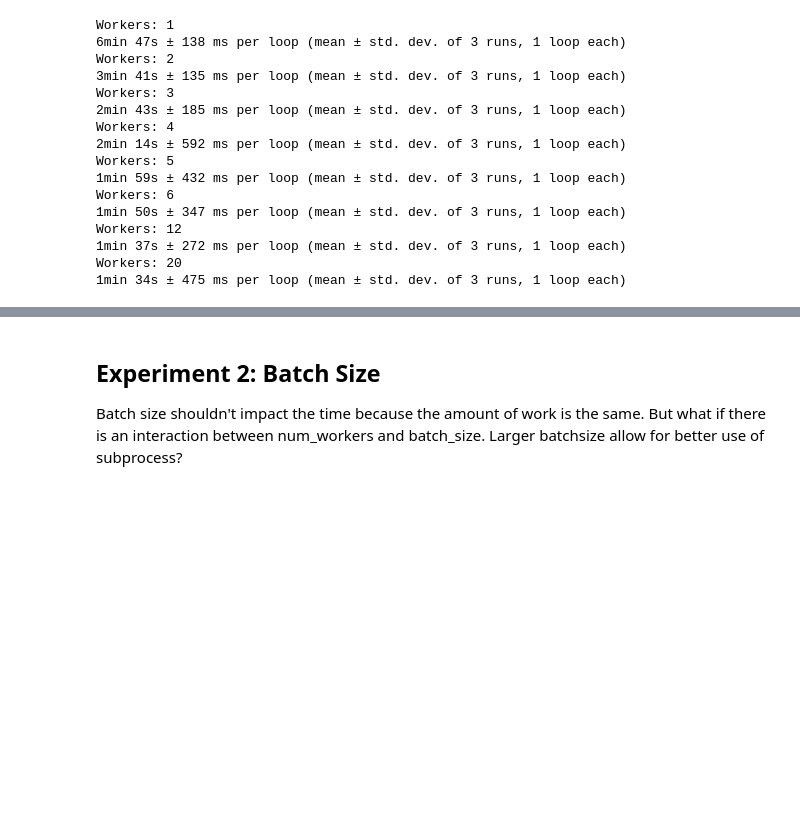
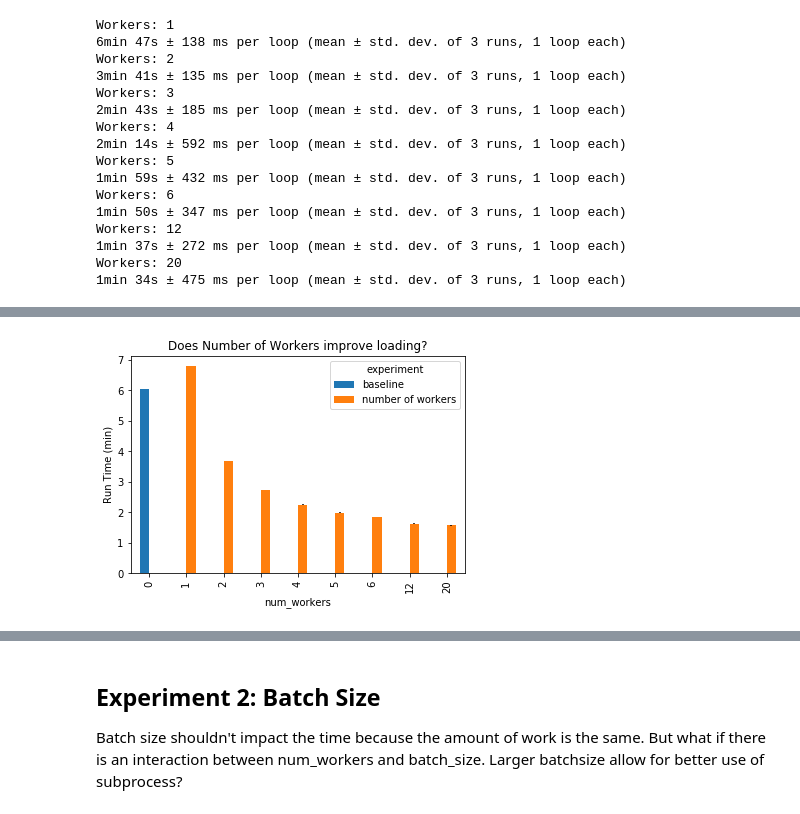
Before and after one commit to jachen36/humpback_kaggle, a Jupyter notebook: 0_loading_image.ipynb, the cells around one changed output, grey strips where cells are left out. Cells and saved outputs as stored; diff of their text form; code cells hidden in the pictures; blank space fills up the shorter version.

```diff
--- a/0_loading_image.ipynb
+++ b/0_loading_image.ipynb
@@ -122,0 +121,3 @@ Workers: 20
+# %%
+compare = exp_param[exp_param.experiment.isin(['baseline', 'number of workers'])];
+compare = compare.pivot('num_workers', 'experiment', ['avg', 'stdev'])/60; compare
@@ -122,0 +137,6 @@ Workers: 20
+# %%
+ax = compare.avg.plot(kind='bar', yerr=[compare.stdev.baseline, compare.stdev['number of workers']])
+ax.set_title('Does Number of Workers improve loading?')
+ax.set_ylabel('Run Time (min)');
+# %% [output]
+[figure, added]
```
Also changed, not shown: parts of 27 cells of this notebook.
